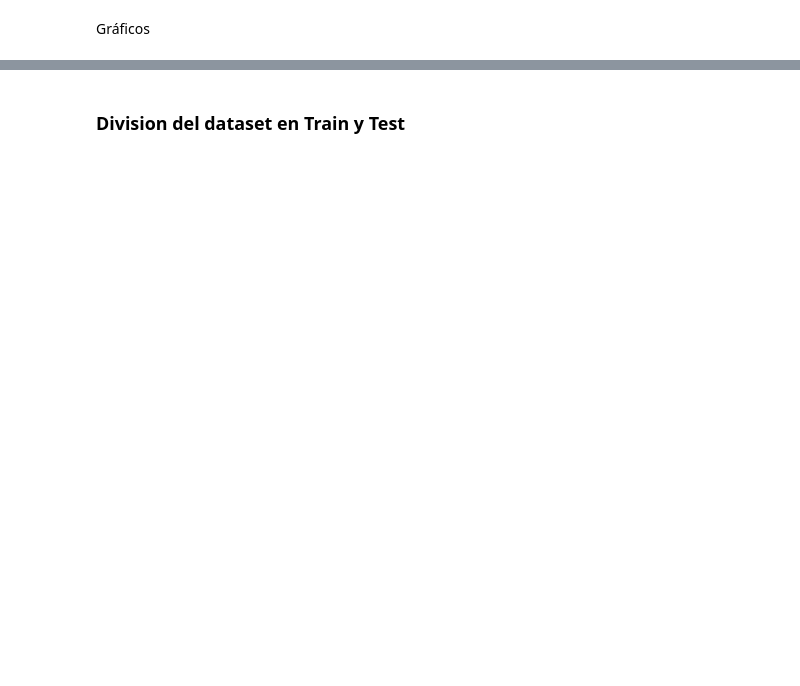
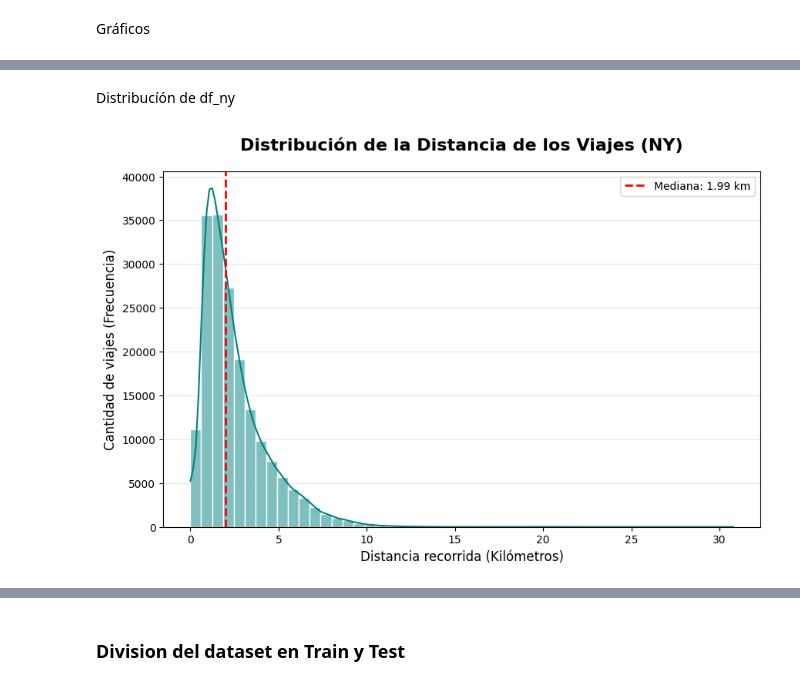
Before and after one commit to programadorarocio/AA1-TUIA-2026C1-Diez-Duvia-Quispe, a Jupyter notebook: TP-regresion-AA1.ipynb, the cells around one changed output, grey strips where cells are left out. Saved outputs shown, nothing was run; the diff lists cells and outputs as text; code cells hidden in the pictures; blank space fills up the shorter version.

```diff
--- a/TP-regresion-AA1.ipynb
+++ b/TP-regresion-AA1.ipynb
@@ -882,0 +825,18 @@ plt.show()
+# %%
+# Se define la función
+
+def haversine(lat1, lon1, lat2, lon2):
+    R = 6371  # radio de la Tierra en km
+
+    lat1 = np.radians(lat1)
+    lon1 = np.radians(lon1)
+    lat2 = np.radians(lat2)
+    lon2 = np.radians(lon2)
+
+    dlat = lat2 - lat1
+    dlon = lon2 - lon1
+
+    a = np.sin(dlat/2)**2 + np.cos(lat1)*np.cos(lat2)*np.sin(dlon/2)**2
+    c = 2 * np.arcsin(np.sqrt(a))
+
+    return R * c
@@ -882,0 +845,7 @@ plt.show()
+# %%
+df_ny['distance_km'] = haversine(
+    df_ny['pickup_latitude'],
+    df_ny['pickup_longitude'],
+    df_ny['dropoff_latitude'],
+    df_ny['dropoff_longitude']
+)
@@ -882,0 +865,24 @@ plt.show()
+# %% [markdown]
+Distribucíón de df_ny
+# %%
+#  Tamaño de la figura
+plt.figure(figsize=(10, 6))
+
+# Histograma
+sns.histplot(df_ny['distance_km'], bins=50, kde=True, color='teal', edgecolor='white')
+
+# Ejes y titulo del gráfico
+plt.title('Distribución de la Distancia de los Viajes (NY)', fontsize=16, fontweight='bold', pad=20)
+plt.xlabel('Distancia recorrida (Kilómetros)', fontsize=12)
+plt.ylabel('Cantidad de viajes (Frecuencia)', fontsize=12)
+
+# Información estadística
+mediana = df_ny['distance_km'].median()
+plt.axvline(mediana, color='red', linestyle='--', linewidth=2, label=f'Mediana: {mediana:.2f} km')
+
+# Leyenda
+plt.legend() # Para que se vea la etiqueta de la mediana
+plt.grid(axis='y', alpha=0.3) # Una cuadrícula suave ayuda a la lectura
+plt.show()
+# %% [output]
+[figure, added]
```
Also changed, not shown: parts of 116 cells of this notebook.
